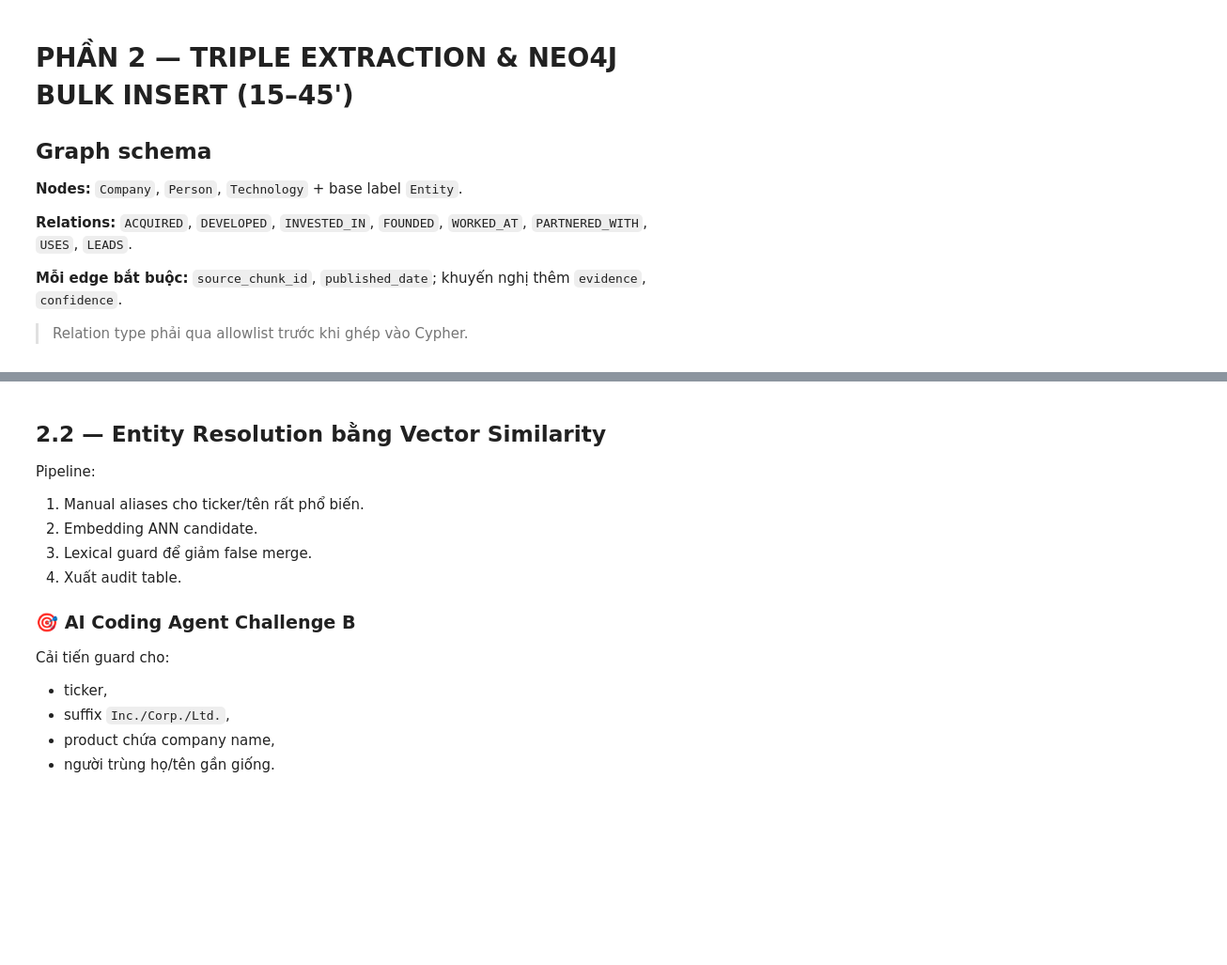
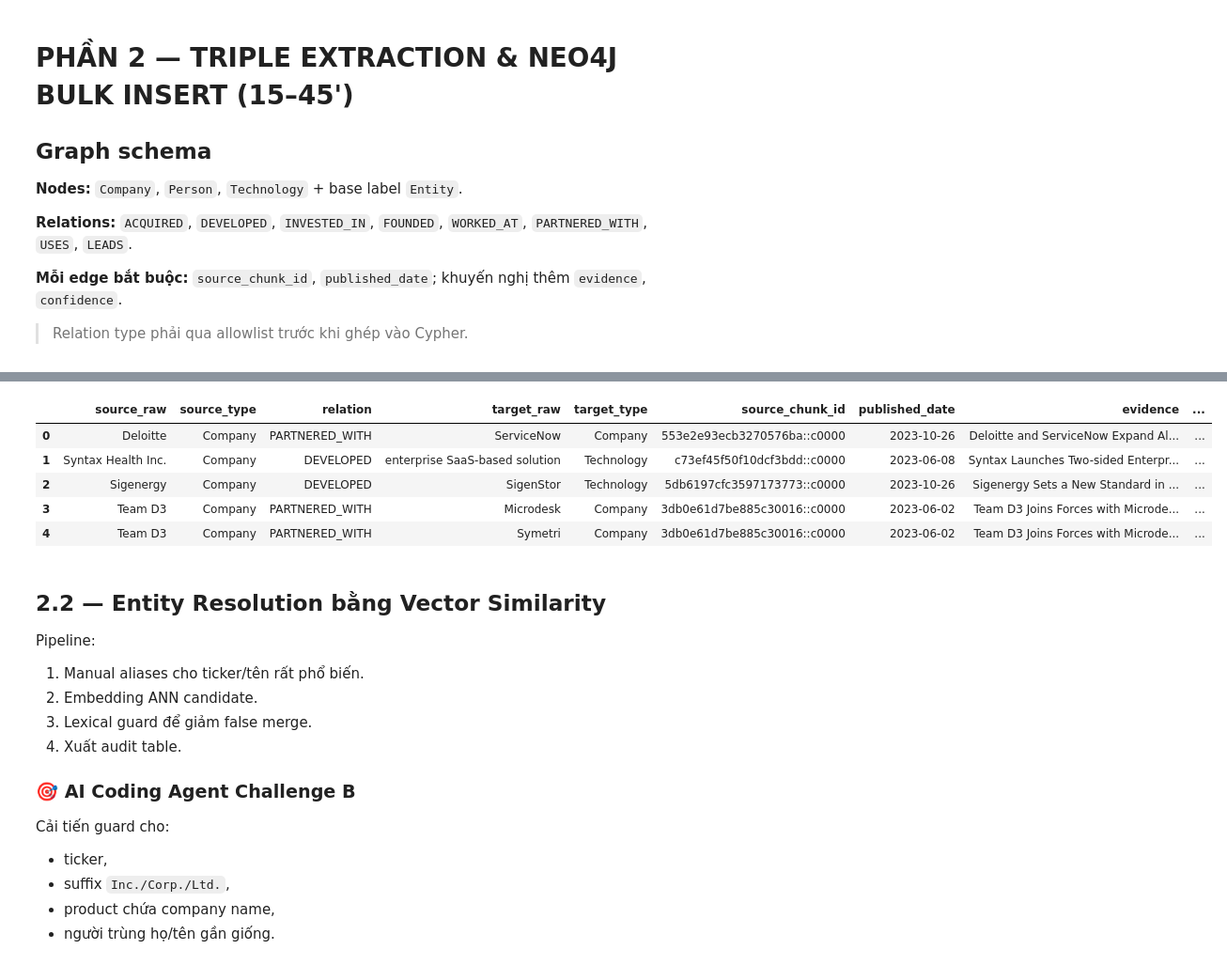
Before and after one commit to danggiap123/K4-Track3-Lab19-GraphRAG, a Jupyter notebook: Day19_GraphRAG_vs_FlatRAG_Production_Lab_Guide.ipynb, the cells around one changed output, grey strips where cells are left out. Shown at 94% size. Drawn from its saved outputs; the diff is of its cells as text; code cells hidden in the pictures; blank space fills up the shorter version.

```diff
--- a/Day19_GraphRAG_vs_FlatRAG_Production_Lab_Guide.ipynb
+++ b/Day19_GraphRAG_vs_FlatRAG_Production_Lab_Guide.ipynb
@@ -580,7 +638,7 @@ Use only explicitly supported facts. Prefer precision over recall.
 Every relation needs short evidence. Return strict JSON only.
 """.strip()
 
-def extract_batch(batch_df):
+def extract_batch(batch_df, model=None):
     payload = [{
         "chunk_id": r.chunk_id,
         "published_date": r.published_date,
@@ -611,25 +669,42 @@ Return:
 INPUT:
 {json.dumps(payload, ensure_ascii=False)}
 """.strip()
-    return groq_json(EXTRACT_SYSTEM, prompt)
+    return groq_json(EXTRACT_SYSTEM, prompt, model=model)
 
-def run_extraction(source_df, batch_size=4):
+def run_extraction(source_df, batch_size=4, only_starts=None, model=None, max_calls=None):
+    """only_starts: chi chay lai cac batch bi loi. max_calls: chan theo han muc token/ngay."""
     meta = source_df.set_index("chunk_id")["published_date"].to_dict()
     triples, errors = [], []
 
-    for start in tqdm(range(0, len(source_df), batch_size), desc="NER+RE"):
+    starts = list(range(0, len(source_df), batch_size))
+    if only_starts is not None:
+        starts = [x for x in starts if x in set(only_starts)]
+    if max_calls:
+        starts = starts[:max_calls]
+
+    for start in tqdm(starts, desc="NER+RE"):
         batch = source_df.iloc[start:start+batch_size]
         try:
-            obj, _ = extract_batch(batch)
+            obj, _ = extract_batch(batch, model=model)
         except Exception as e:
             errors.append({"start": start, "error": str(e)})
             continue
 
+        # Model nho doi khi tra ve phan tu la chuoi thay vi object -> bo qua,
+        # va bat loi ngay tai day de mot batch hong khong lam chet ca cell.
+        if not isinstance(obj, dict):
+            errors.append({"start": start, "error": f"obj not dict: {type(obj).__name__}"})
+            continue
+
         for item in obj.get("items", []):
+            if not isinstance(item, dict):
+                continue
             cid = item.get("chunk_id")
             if cid not in meta:
                 continue
             for x in item.get("relations", []):
+                if not isinstance(x, dict):
+                    continue
                 s, t = norm_space(x.get("source")), norm_space(x.get("target"))
                 st, tt, rel = x.get("source_type"), x.get("target_type"), x.get("relation")
                 if not s or not t:
@@ -647,21 +722,53 @@ def run_extraction(source_df, batch_size=4):
                     "source_chunk_id": cid,
                     "published_date": meta[cid] or "",
                     "evidence": norm_space(x.get("evidence")),
-                    "confidence": float(x.get("confidence") or 0.0),
+                    "confidence": float(x.get("confidence") or 0.0)
+                        if str(x.get("confidence") or "0").replace(".", "", 1).isdigit() else 0.0,
                 })
 
     return pd.DataFrame(triples), pd.DataFrame(errors)
 
 _tri_p, _err_p = CACHE_DIR / "raw_triples.parquet", CACHE_DIR / "extraction_errors.parquet"
-if USE_CACHE and _tri_p.exists():
-    print("[CACHE HIT ] raw_triples")
-    raw_triples_df = pd.read_parquet(_tri_p)
-    extraction_errors_df = pd.read_parquet(_err_p) if _err_p.exists() else pd.DataFrame()
+
+# ---------------------------------------------------------------------------
+# HAN MUC GROQ FREE TIER: 200.000 token/ngay CHO MOI MODEL (tokens per day).
+# Coref da tieu gan het quota cua gpt-oss-120b -> 79/100 batch extraction dinh
+# 429. Vi moi model co bucket rieng, ta chay phan con lai bang gpt-oss-20b va
+# CHI LAM LAI CAC BATCH THAT BAI, giu nguyen batch da thanh cong.
+# ---------------------------------------------------------------------------
+EXTRACT_MODEL = "openai/gpt-oss-20b"
+TOKENS_PER_CALL = 2900          # do duoc tu thong bao 429 cua Groq
+DAILY_TOKEN_BUDGET = 190_000    # chua 200k, chua le an toan
+MAX_CALLS = DAILY_TOKEN_BUDGET // TOKENS_PER_CALL
+
+raw_triples_df = pd.read_parquet(_tri_p) if _tri_p.exists() else pd.DataFrame()
+extraction_errors_df = pd.read_parquet(_err_p) if _err_p.exists() else pd.DataFrame()
+
+_failed = extraction_errors_df["start"].tolist() if len(extraction_errors_df) else None
+
+if _tri_p.exists() and not _failed:
+    print(f"[CACHE HIT ] raw_triples ({len(raw_triples_df)} dong, khong con batch loi)")
 else:
-    raw_triples_df, extraction_errors_df = run_extraction(extraction_source)
+    if _failed:
+        print(f"[RESUME] {len(_failed)} batch loi, chay lai toi da {MAX_CALLS} batch bang {EXTRACT_MODEL}")
+    new_df, new_err = run_extraction(
+        extraction_source, only_starts=_failed, model=EXTRACT_MODEL, max_calls=MAX_CALLS
+    )
+    raw_triples_df = pd.concat([raw_triples_df, new_df], ignore_index=True)
+    raw_triples_df = raw_triples_df.drop_duplicates(
+        subset=["source_raw", "relation", "target_raw", "source_chunk_id"]
+    ).reset_index(drop=True)
+
+    # batch nao van loi thi giu lai de lan sau resume tiep
+    _done = set(_failed or []) - set(new_err["start"].tolist() if len(new_err) else [])
+    extraction_errors_df = (
+        extraction_errors_df[~extraction_errors_df["start"].isin(_done)]
+        if len(extraction_errors_df) else new_err
+    )
     raw_triples_df.to_parquet(_tri_p, index=False)
     extraction_errors_df.to_parquet(_err_p, index=False)
     print(f"[CACHE SAVE] raw_triples ({len(raw_triples_df)} dong)")
 
-print(f"Triples: {len(raw_triples_df):,} | Loi extraction: {len(extraction_errors_df):,}")
+print(f"Triples: {len(raw_triples_df):,} | Batch con loi: {len(extraction_errors_df):,}")
 display(raw_triples_df.head())
+# %% [output]
@@ -668,3 +777,9 @@ display(raw_triples_df.head())
+|  | source_raw | source_type | relation | target_raw | target_type | source_chunk_id | published_date | evidence | ... |
+| 0 | Deloitte | Company | PARTNERED_WITH | ServiceNow | Company | 553e2e93ecb3270576ba::c0000 | 2023-10-26 | Deloitte and ServiceNow Expand Al... | ... |
+| 1 | Syntax Health Inc. | Company | DEVELOPED | enterprise SaaS-based solution | Technology | c73ef45f50f10dcf3bdd::c0000 | 2023-06-08 | Syntax Launches Two-sided Enterpr... | ... |
+| 2 | Sigenergy | Company | DEVELOPED | SigenStor | Technology | 5db6197cfc3597173773::c0000 | 2023-10-26 | Sigenergy Sets a New Standard in ... | ... |
+| 3 | Team D3 | Company | PARTNERED_WITH | Microdesk | Company | 3db0e61d7be885c30016::c0000 | 2023-06-02 | Team D3 Joins Forces with Microde... | ... |
+| 4 | Team D3 | Company | PARTNERED_WITH | Symetri | Company | 3db0e61d7be885c30016::c0000 | 2023-06-02 | Team D3 Joins Forces with Microde... | ... |
 # %% [markdown]
 ## 2.2 — Entity Resolution bằng Vector Similarity
 
```
Also changed, not shown: parts of 18 cells of this notebook, 4 other files.
